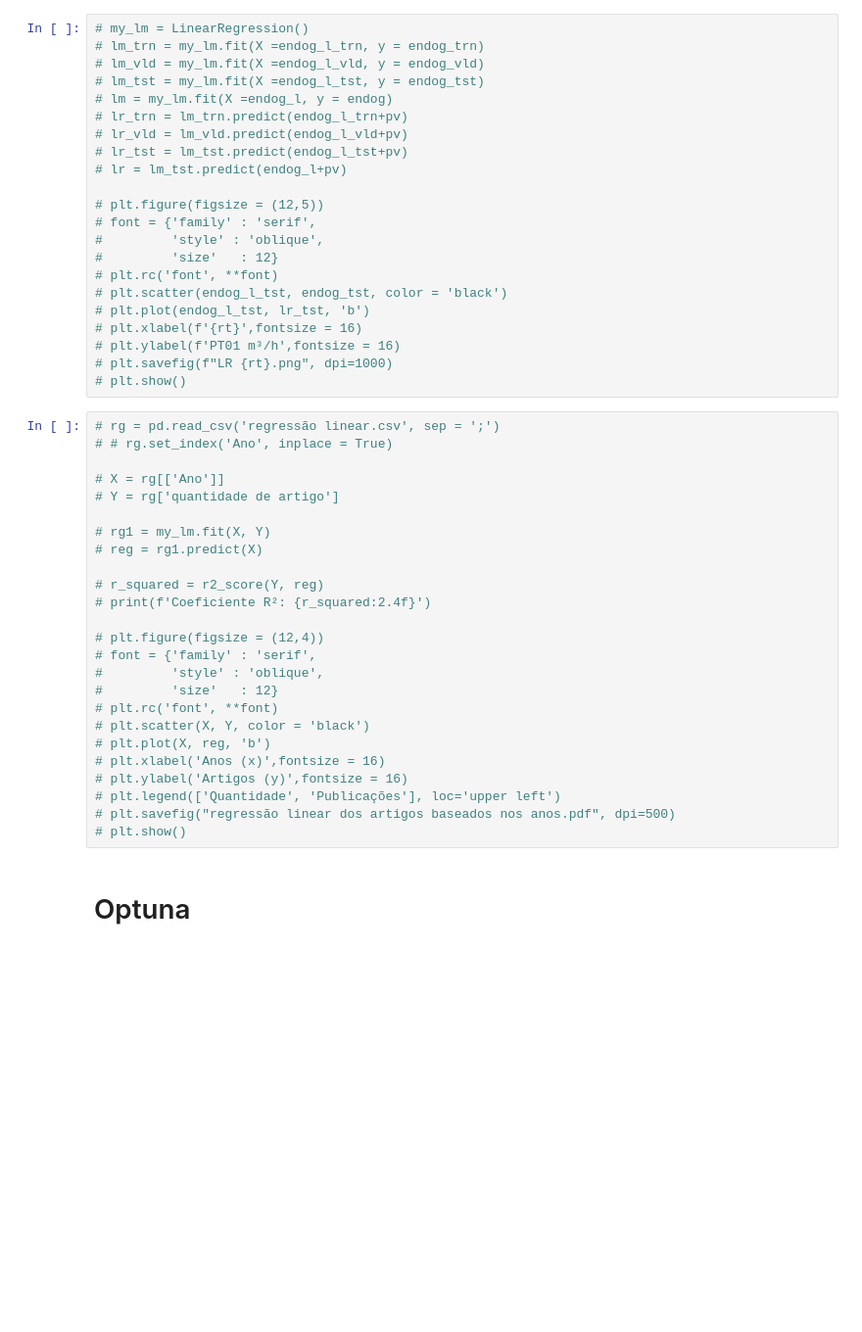
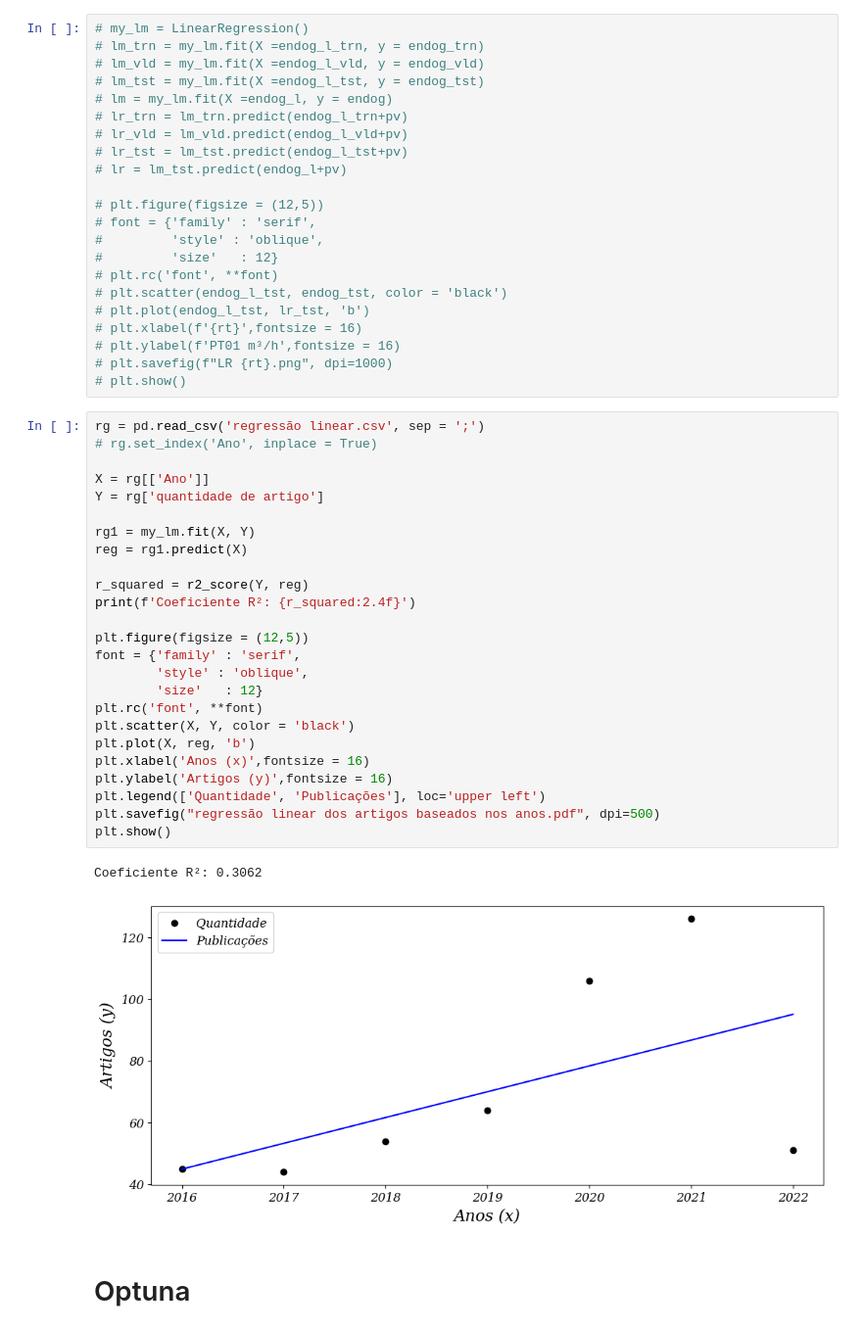
Before and after one commit to TheTchesko/Mestre-Tchesko, a Jupyter notebook: Modelos em Python/Modelos ARIMA.ipynb, the cells around one changed output. Shown at 98% size. Drawn from its saved outputs; the diff is of its cells as text; blank space fills up the shorter version.

```diff
--- a/Modelos em Python/Modelos ARIMA.ipynb
+++ b/Modelos em Python/Modelos ARIMA.ipynb
@@ -1688,30 +1688,33 @@ Parameters: { "bootstrap", "max_features", "min_samples_leaf", "min_samples_spli
 # plt.savefig(f"LR {rt}.png", dpi=1000)
 # plt.show()
 # %%
-# rg = pd.read_csv('regressão linear.csv', sep = ';')
-# # rg.set_index('Ano', inplace = True)
+rg = pd.read_csv('regressão linear.csv', sep = ';')
+# rg.set_index('Ano', inplace = True)
 
-# X = rg[['Ano']]
-# Y = rg['quantidade de artigo']
+X = rg[['Ano']]
+Y = rg['quantidade de artigo']
 
-# rg1 = my_lm.fit(X, Y)
-# reg = rg1.predict(X)
+rg1 = my_lm.fit(X, Y)
+reg = rg1.predict(X)
 
-# r_squared = r2_score(Y, reg)
-# print(f'Coeficiente R²: {r_squared:2.4f}')
+r_squared = r2_score(Y, reg)
+print(f'Coeficiente R²: {r_squared:2.4f}')
 
-# plt.figure(figsize = (12,4))
-# font = {'family' : 'serif',
-#         'style' : 'oblique',
-#         'size'   : 12}
-# plt.rc('font', **font)
-# plt.scatter(X, Y, color = 'black')
-# plt.plot(X, reg, 'b')
-# plt.xlabel('Anos (x)',fontsize = 16)
-# plt.ylabel('Artigos (y)',fontsize = 16)
-# plt.legend(['Quantidade', 'Publicações'], loc='upper left')
-# plt.savefig("regressão linear dos artigos baseados nos anos.pdf", dpi=500)
-# plt.show()
+plt.figure(figsize = (12,5))
+font = {'family' : 'serif',
+        'style' : 'oblique',
+        'size'   : 12}
+plt.rc('font', **font)
+plt.scatter(X, Y, color = 'black')
+plt.plot(X, reg, 'b')
+plt.xlabel('Anos (x)',fontsize = 16)
+plt.ylabel('Artigos (y)',fontsize = 16)
+plt.legend(['Quantidade', 'Publicações'], loc='upper left')
+plt.savefig("regressão linear dos artigos baseados nos anos.pdf", dpi=500)
+plt.show()
+# %% [output]
+Coeficiente R²: 0.3062
+[figure, added]
 # %% [markdown]
 # Optuna
 # %%
```
Also changed, not shown: parts of 21 cells of this notebook, 48 other files.
